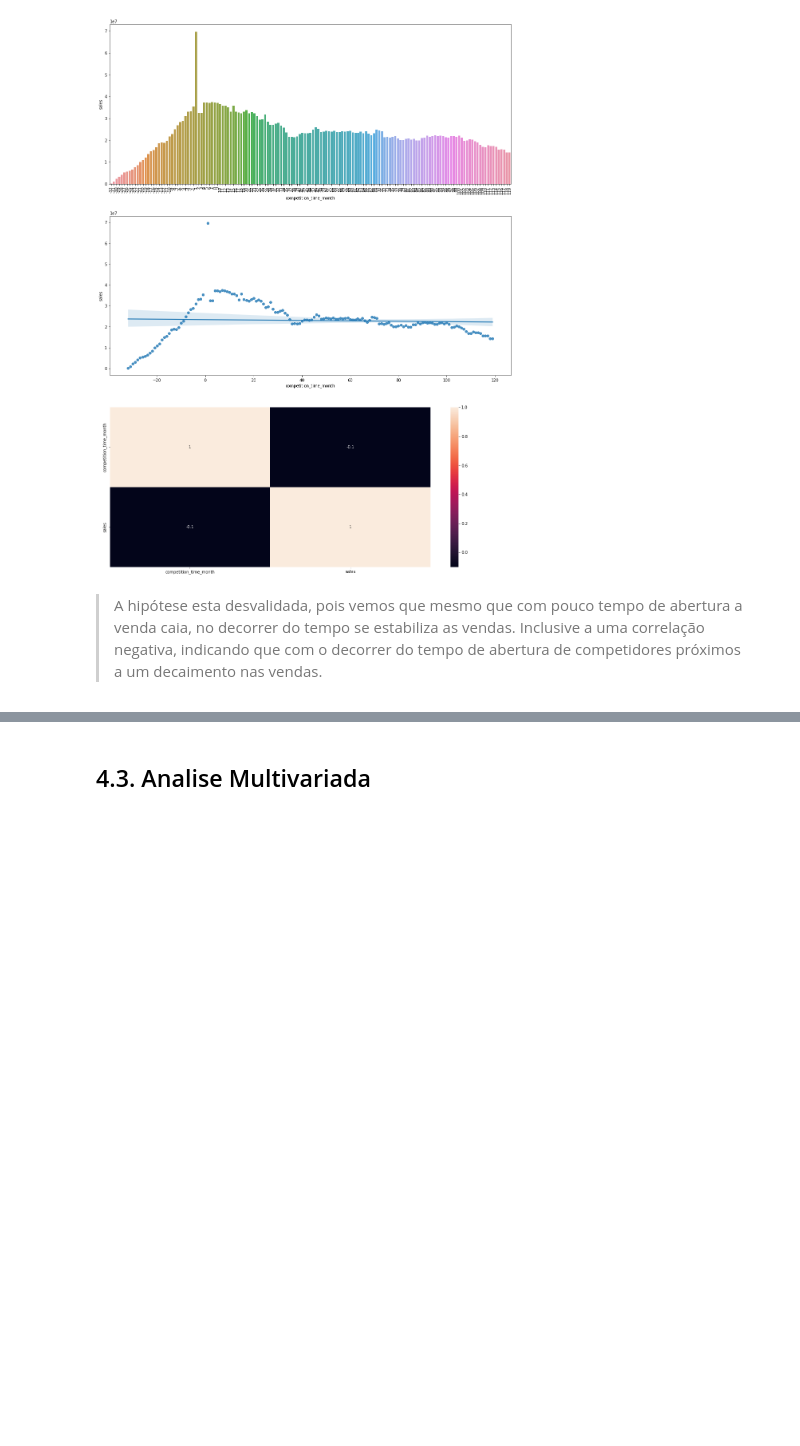
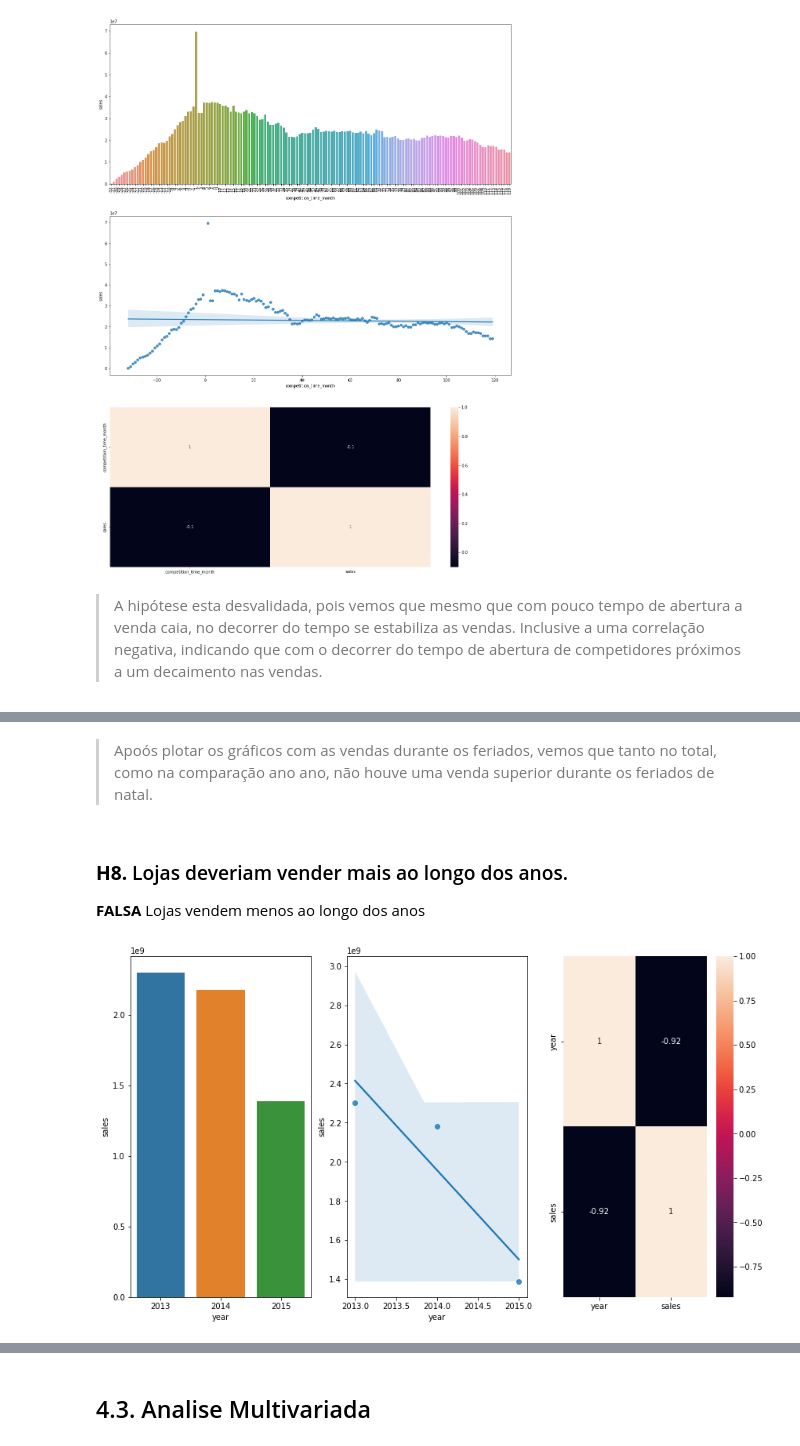
Before and after one commit to LucasAsilveira/DS-Em-Producao, a Jupyter notebook: mod04_exploratory_data_analysis.ipynb, the cells around one changed output, grey strips where cells are left out. Saved outputs shown, nothing was run; the diff lists cells and outputs as text; code cells hidden in the pictures; blank space fills up the shorter version.

```diff
--- a/mod04_exploratory_data_analysis.ipynb
+++ b/mod04_exploratory_data_analysis.ipynb
@@ -720,0 +735,18 @@ sns.lineplot(data=aux2, palette=['r'], label = 'tradicional');
+# %% [markdown]
+> Apoós plotar os gráficos com as vendas durante os feriados, vemos que tanto no total, como na comparação ano ano, não houve uma venda superior durante os feriados de natal.
+# %% [markdown]
+### **H8.** Lojas deveriam vender mais ao longo dos anos.
+**FALSA** Lojas vendem menos ao longo dos anos
+# %%
+aux1 = df4[['year', 'sales']].groupby( 'year' ).sum().reset_index()
+
+plt.subplot(1,3,1).figure.set_size_inches(14,8)
+sns.barplot( x='year', y = 'sales', data= aux1);
+
+plt.subplot(1,3,2)
+sns.regplot( x='year', y = 'sales', data= aux1);
+
+plt.subplot(1,3, 3)
+sns.heatmap( aux1.corr( method = 'pearson' ), annot = True );
+# %% [output]
+[figure, added]
```
Also changed, not shown: parts of 33 cells of this notebook.
